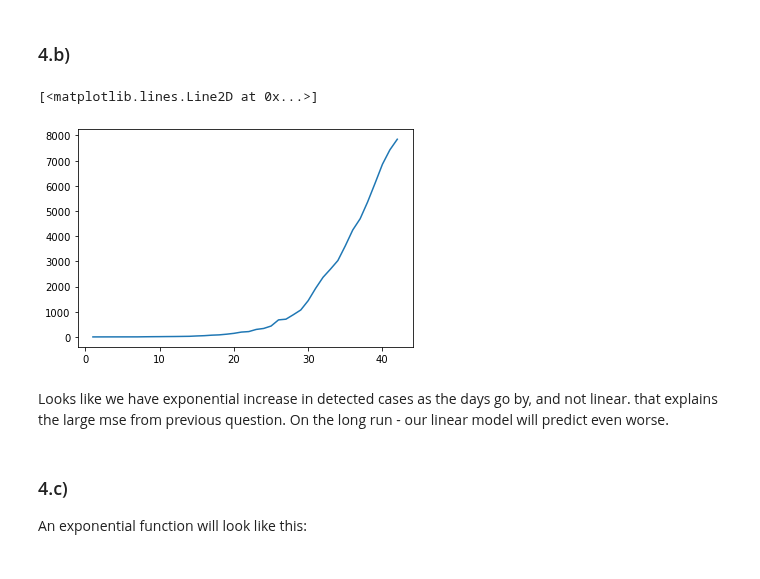
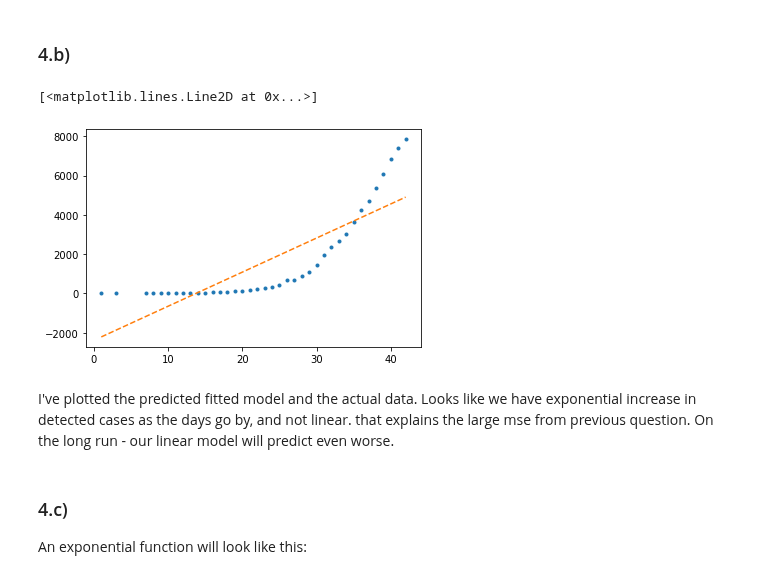
Before and after one commit to razbareli/Applied-Competitive-Lab-in-Data-Science-67818, a Jupyter notebook: week2/sol2.ipynb, the cells around one changed output. Drawn from its saved outputs; the diff is of its cells as text; code cells hidden in the pictures.

```diff
--- a/week2/sol2.ipynb
+++ b/week2/sol2.ipynb
@@ -457,11 +457,13 @@ mse =  1669656
 # %% [markdown]
 ### 4.b)
 # %%
-plt.plot(df['day_num'], df['detected'])
+plt.plot(df['day_num'], df['detected'], '.')
+plt.plot(df['day_num'], pred, '--')
 # %% [output]
 [<matplotlib.lines.Line2D at 0x...>]
-[figure, old version]
+[figure, new version]
 # %% [markdown]
+I've plotted the predicted fitted model and the actual data.
 Looks like we have exponential increase in detected cases as the days go by, and not linear. that explains the large mse from previous question. On the long run - our linear model will predict even worse.
 # %% [markdown]
 ### 4.c)
```
Also changed, not shown: parts of 3 cells of this notebook.
